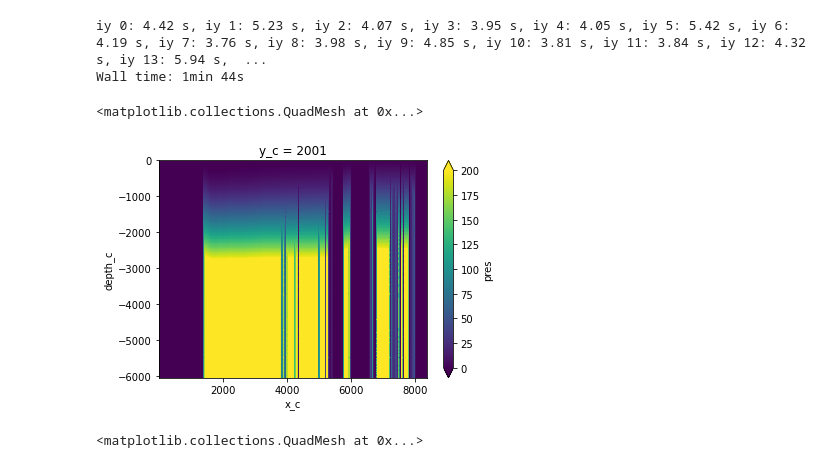
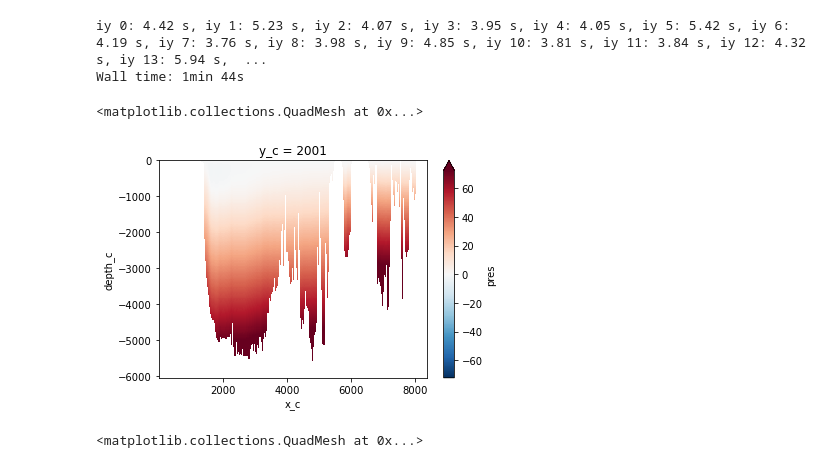
Before and after one commit to NoeLahaye/ITideNATL, a Jupyter notebook: processing/pre_proj/compute_mean_sigmai_pres.ipynb, the cells around one changed output. Drawn from its saved outputs; the diff is of its cells as text; code cells hidden in the pictures.

```diff
--- a/processing/pre_proj/compute_mean_sigmai_pres.ipynb
+++ b/processing/pre_proj/compute_mean_sigmai_pres.ipynb
@@ -308,20 +460,21 @@ plt.grid(True)
 ## compute mean pressure
 # %%
 ### load data and arrange coordinates
-chunks = {"x_c":200, "y_c":200, "z_c":100, "z_l":100}
-fil_sig = scratch/"global_mean_sigmai.zarr"
-out_file = scratch/"global_mean_pres.zarr"
+chunks = None #{"x_c":200, "y_c":200, "z_c":100, "z_l":100}
+rho_file = work/"eNATL60_global-mean_rho.zarr"
+pres_file = work/"eNATL60_global-mean_pres.zarr"
 # %%
 ds = xr.open_zarr(scratch/zgrid_name)
-if chunks:
-    ds = ds.chunk(chunks)
-else:
-    chunks = ds.chunks
+#if chunks:
+#    ds = ds.chunk(chunks)
+#else:
+#    chunks = ds.chunks
 coords = ["e3w", "tmask"]
 ds = ds.get(coords).set_coords(coords)
-ds_re = xr.open_zarr(fil_sig)
-ds_re = ds_re.chunk({d:chunks[d] for d in ds_re.dims if d in chunks})
-ds = ds.merge(ds_re)
+ds_re = xr.open_zarr(rho_file)
+chunks = ds_re.chunks
+#ds_re = ds_re.chunk({d:chunks[d] for d in ds_re.dims if d in chunks})
+ds = ds.merge(ds_re).unify_chunks()
 grid = Grid(ds, periodic=False)
 ds
 # %% [output]
@@ -432,11 +611,11 @@ for iy in range(len(chks_y)-1):
 iy 0: 4.42 s, iy 1: 5.23 s, iy 2: 4.07 s, iy 3: 3.95 s, iy 4: 4.05 s, iy 5: 5.42 s, iy 6: 4.19 s, iy 7: 3.76 s, iy 8: 3.98 s, iy 9: 4.85 s, iy 10: 3.81 s, iy 11: 3.84 s, iy 12: 4.32 s, iy 13: 5.94 s,  ...
 Wall time: 1min 44s
 # %%
-ds_re = xr.open_zarr(out_file).assign_coords(depth_c=ds.depth_c)
-ds_re.pres.isel(y_c=2000).plot(y="depth_c", vmin=0, vmax=200)
+ds_re = xr.open_zarr(pres_file).assign_coords(depth_c=ds.depth_c)
+ds_re.pres.isel(y_c=2000).plot(y="depth_c", robust=True)
 # %% [output]
 <matplotlib.collections.QuadMesh at 0x...>
-[figure, old version]
+[figure, new version]
 # %%
 ds_re.pres.where(ds.tmask).isel(y_c=2000).plot(y="depth_c", vmin=0, vmax=200)
 # %% [output]
```
Also changed, not shown: parts of 14 cells of this notebook, 16 other files.
